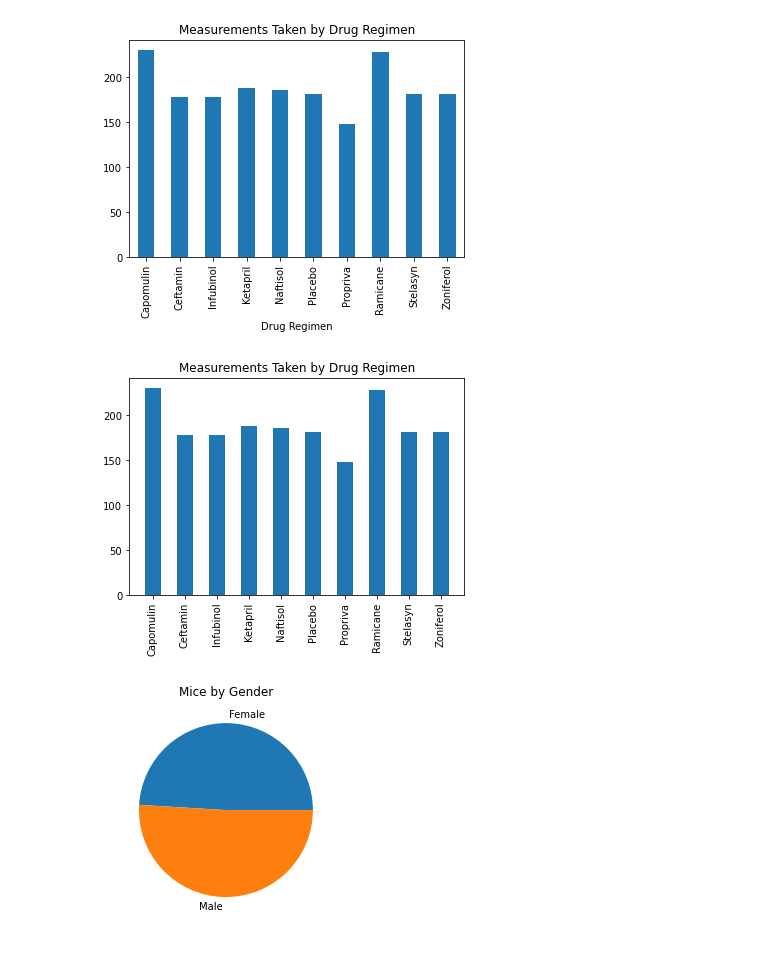
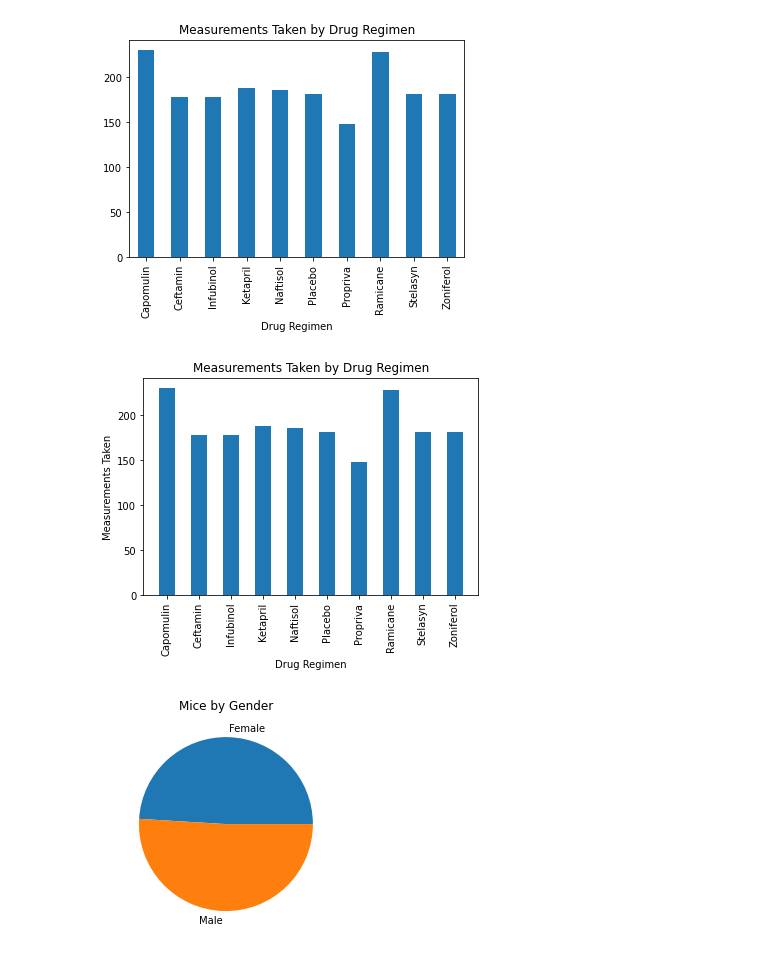
Before and after one commit to marceloflores1/matplotlib-challenge, a Jupyter notebook: pymaceuticals_starter.ipynb, the cells around one changed output. Cells and saved outputs as stored; diff of their text form; code cells hidden in the pictures.

Commit message:
Modifying label for bar chart

```diff
--- a/pymaceuticals_starter.ipynb
+++ b/pymaceuticals_starter.ipynb
@@ -163,13 +163,15 @@ ax1_bar = drug_regimen_count.plot.bar(x="Drug Regimen", y="Measurments taken", t
 # %%
 # Generate a bar plot showing the total number of measurements taken on each drug regimen using pyplot.
 x_axis = np.arange(len(drug_regimen_count))
 tick_locations = [value for value in x_axis]
 plt.bar(x_axis, drug_regimen_count, align="center", width=.5)
 plt.xticks(tick_locations,drug_regimen_count.keys(), rotation="vertical")
 plt.title("Measurements Taken by Drug Regimen")
+plt.xlabel("Drug Regimen")
+plt.ylabel("Measurements Taken")
 plt.show()
 # %% [output]
-[figure, old version]
+[figure, new version]
 # %%
 # Generate a pie plot showing the distribution of female versus male mice using pandas
 mice_groupby_gender = clean_mouse_study.groupby("Sex")["Mouse ID"].count()
```
Also changed, not shown: parts of 1 cell of this notebook.
